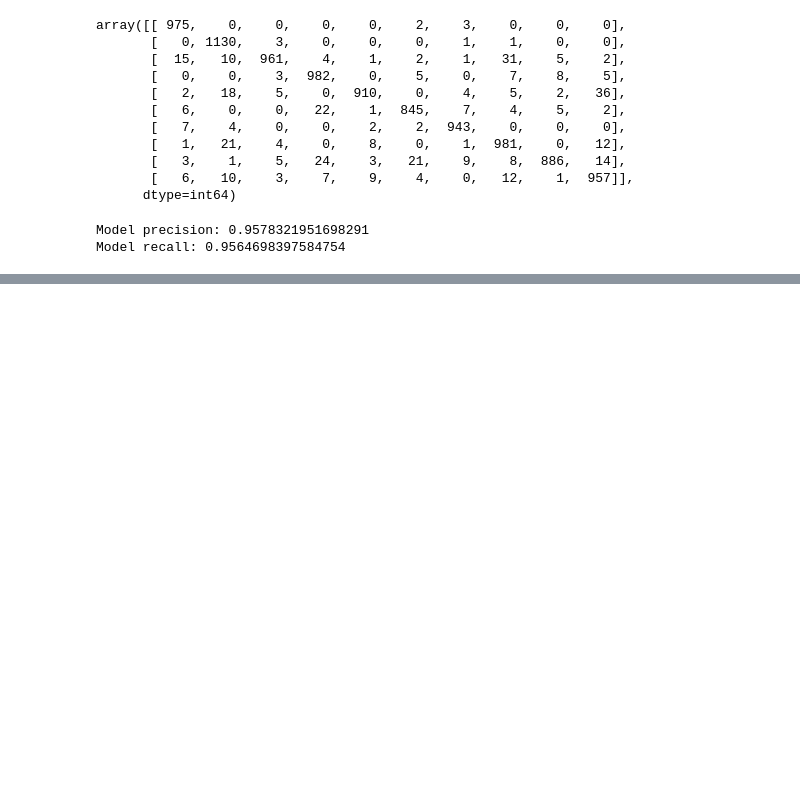
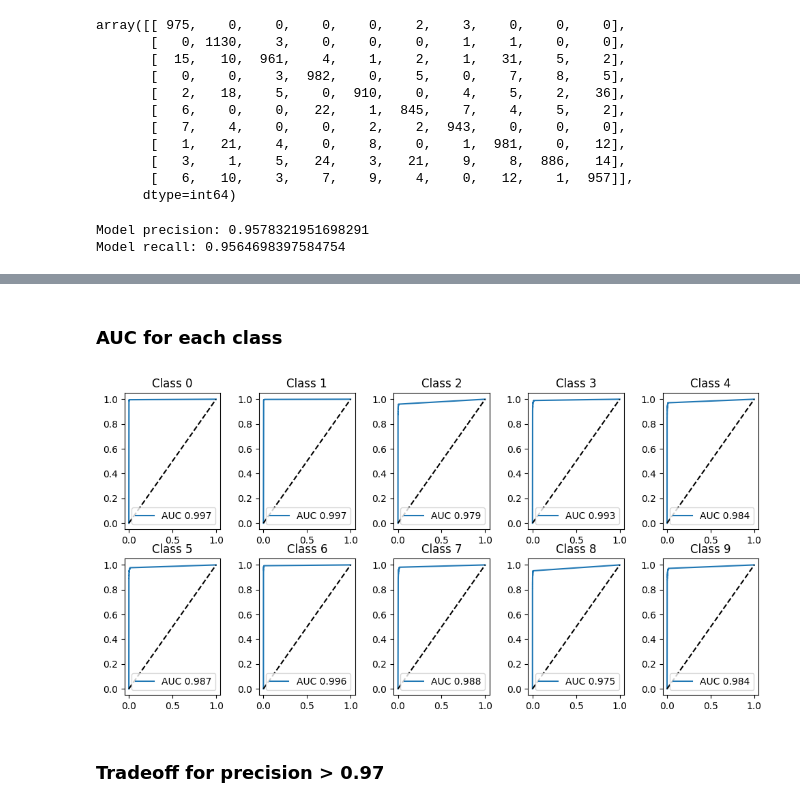
Before and after one commit to aguimorefran/handson-ml, a Jupyter notebook: ch3-classification/exercise.ipynb, the cells around one changed output, grey strips where cells are left out. Drawn from its saved outputs; the diff is of its cells as text; code cells hidden in the pictures; blank space fills up the shorter version.

```diff
--- a/ch3-classification/exercise.ipynb
+++ b/ch3-classification/exercise.ipynb
@@ -292,0 +348,25 @@ ValueError: multiclass format is not supported
+# %% [markdown]
+### AUC for each class
+# %%
+from sklearn.metrics import roc_curve, roc_auc_score
+
+def plot_AUC_multiclass(y_test, y_scores):
+    fig, axs = plt.subplots(2, 5)
+    fig.set_figheight(5)
+    fig.set_figwidth(10)
+    fig.tight_layout(pad=1.0)
+    for i in range(10):
+        auc = roc_auc_score(y_test == str(i), y_scores[:, i])
+        auc = int(auc * 1000) / 1000
+        fpr, tpr, thresholds = roc_curve(y_test == str(i), y_scores[:, i])
+        axs[int(i / 5)][i % 5].plot(fpr, tpr, label=f"AUC {auc}")
+        axs[int(i / 5)][i % 5].set_title(f"Class {i}")
+        axs[int(i / 5)][i % 5].legend(loc="lower right")
+        axs[int(i / 5)][i % 5].plot([0, 1], [0, 1], 'k--')
+    plt.show()
+
+plot_AUC_multiclass(y_test, y_scores)
+# %% [output]
+[figure, added]
+# %% [markdown]
+### Tradeoff for precision > 0.97
```
Also changed, not shown: parts of 21 cells of this notebook, 1 other file.
